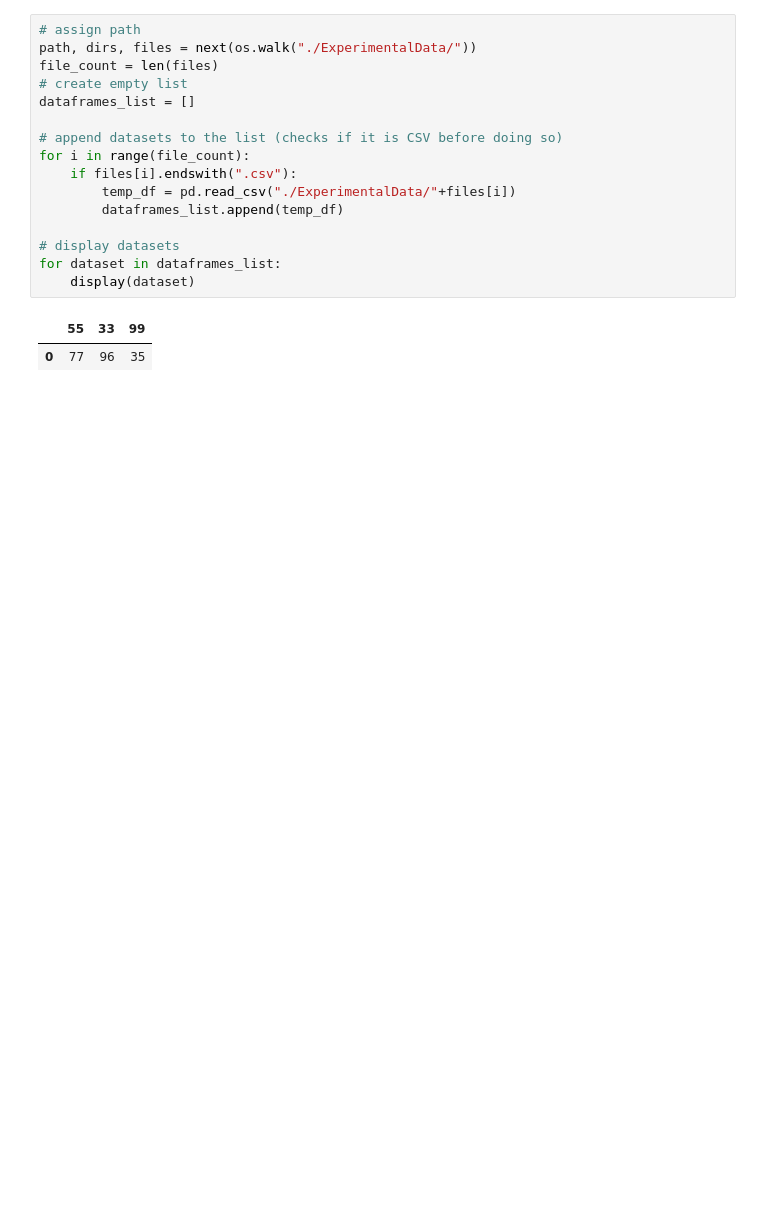
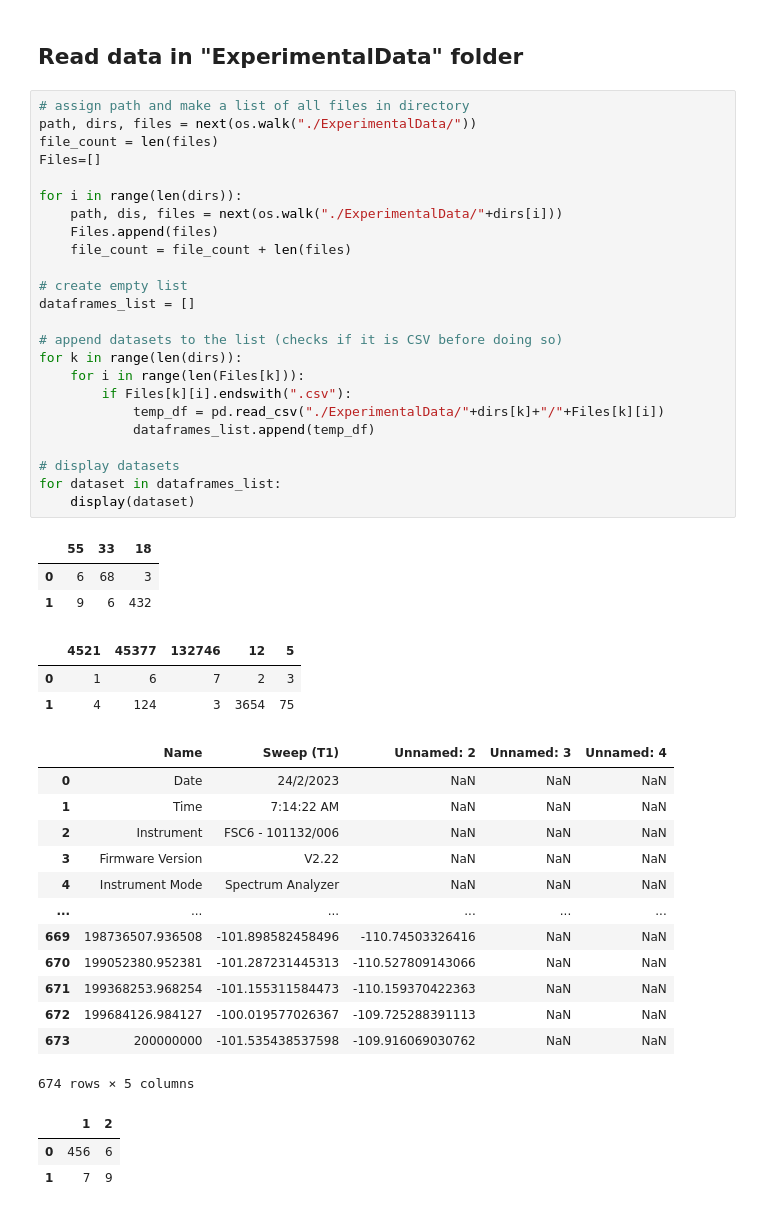
Before and after one commit to NiwEoj/Graph-o-matic-6000, a Jupyter notebook: graphs.ipynb, the cells around one changed output. Drawn from its saved outputs; the diff is of its cells as text; blank space fills up the shorter version.

Commit message:
added method to read all files in directory

```diff
--- a/graphs.ipynb
+++ b/graphs.ipynb
@@ -4,22 +6,52 @@ import numpy as np
 import pandas as pd
 import matplotlib.pyplot as plt
 import seaborn as sns
+# %% [markdown]
+## Read data in "ExperimentalData" folder
 # %%
-# assign path
+# assign path and make a list of all files in directory
 path, dirs, files = next(os.walk("./ExperimentalData/"))
 file_count = len(files)
+Files=[]
+
+for i in range(len(dirs)):
+    path, dis, files = next(os.walk("./ExperimentalData/"+dirs[i]))
+    Files.append(files)
+    file_count = file_count + len(files)
+
 # create empty list
 dataframes_list = []
 
 # append datasets to the list (checks if it is CSV before doing so)
-for i in range(file_count):
-    if files[i].endswith(".csv"):
-        temp_df = pd.read_csv("./ExperimentalData/"+files[i])
-        dataframes_list.append(temp_df)
+for k in range(len(dirs)):
+    for i in range(len(Files[k])):
+        if Files[k][i].endswith(".csv"):
+            temp_df = pd.read_csv("./ExperimentalData/"+dirs[k]+"/"+Files[k][i])
+            dataframes_list.append(temp_df)
 
 # display datasets
 for dataset in dataframes_list:
     display(dataset)
 # %% [output]
-|  | 55 | 33 | 99 |
-| 0 | 77 | 96 | 35 |
+|  | 55 | 33 | 18 |
+| 0 | 6 | 68 | 3 |
+| 1 | 9 | 6 | 432 |
+|  | 4521 | 45377 | 132746 | 12 | 5 |
+| 0 | 1 | 6 | 7 | 2 | 3 |
+| 1 | 4 | 124 | 3 | 3654 | 75 |
+|  | Name | Sweep (T1) | Unnamed: 2 | Unnamed: 3 | Unnamed: 4 |
+| 0 | Date | 24/2/2023 | NaN | NaN | NaN |
+| 1 | Time | 7:14:22 AM | NaN | NaN | NaN |
+| 2 | Instrument | FSC6 - 101132/006 | NaN | NaN | NaN |
+| 3 | Firmware Version | V2.22 | NaN | NaN | NaN |
+| 4 | Instrument Mode | Spectrum Analyzer | NaN | NaN | NaN |
+| ... | ... | ... | ... | ... | ... |
+| 669 | 198736507.936508 | -101.898582458496 | -110.74503326416 | NaN | NaN |
+| 670 | 199052380.952381 | -101.287231445313 | -110.527809143066 | NaN | NaN |
+| 671 | 199368253.968254 | -101.155311584473 | -110.159370422363 | NaN | NaN |
+| 672 | 199684126.984127 | -100.019577026367 | -109.725288391113 | NaN | NaN |
+| 673 | 200000000 | -101.535438537598 | -109.916069030762 | NaN | NaN |
+674 rows × 5 columns
+|  | 1 | 2 |
+| 0 | 456 | 6 |
+| 1 | 7 | 9 |
```
Also changed, not shown: parts of 6 cells of this notebook.
